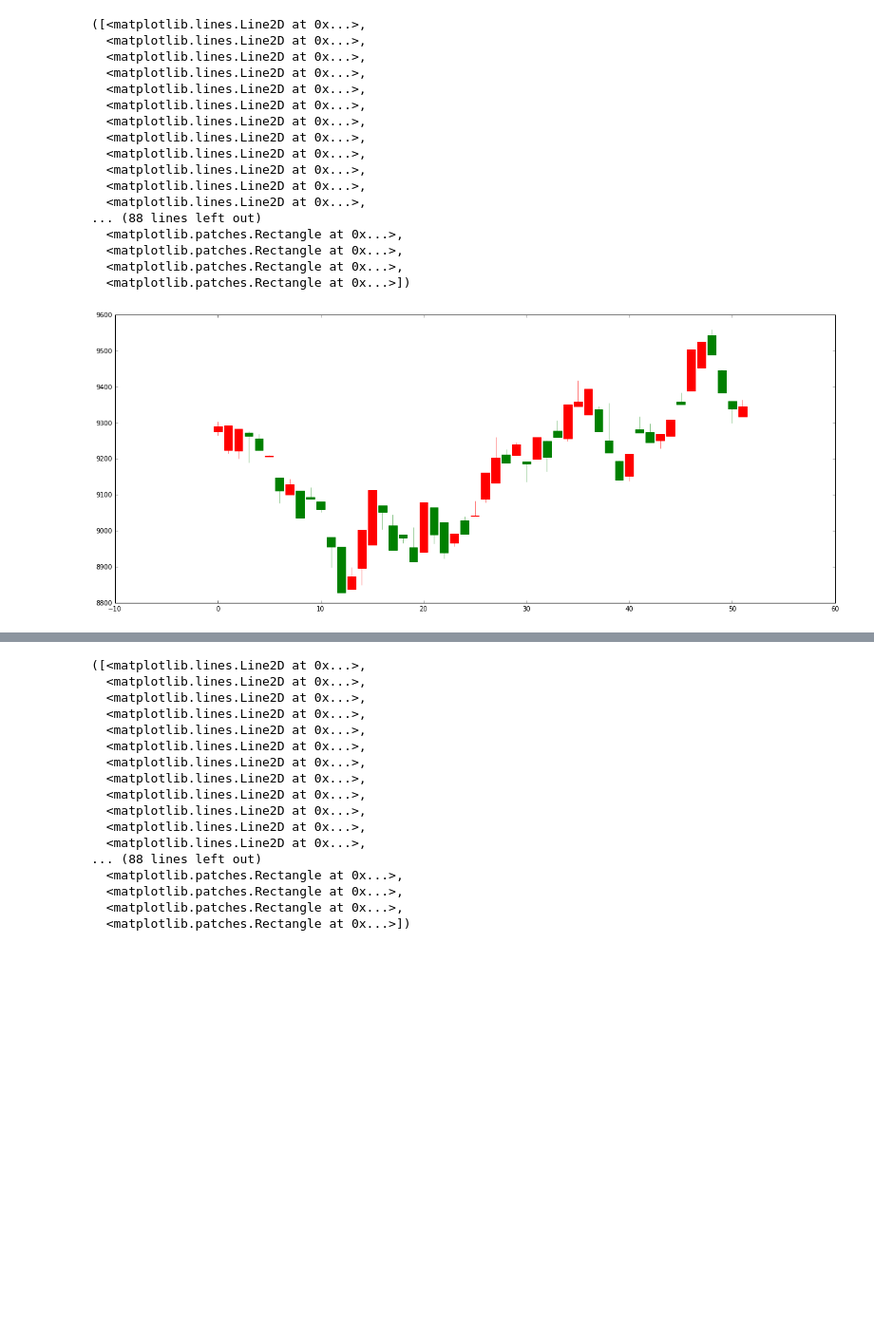
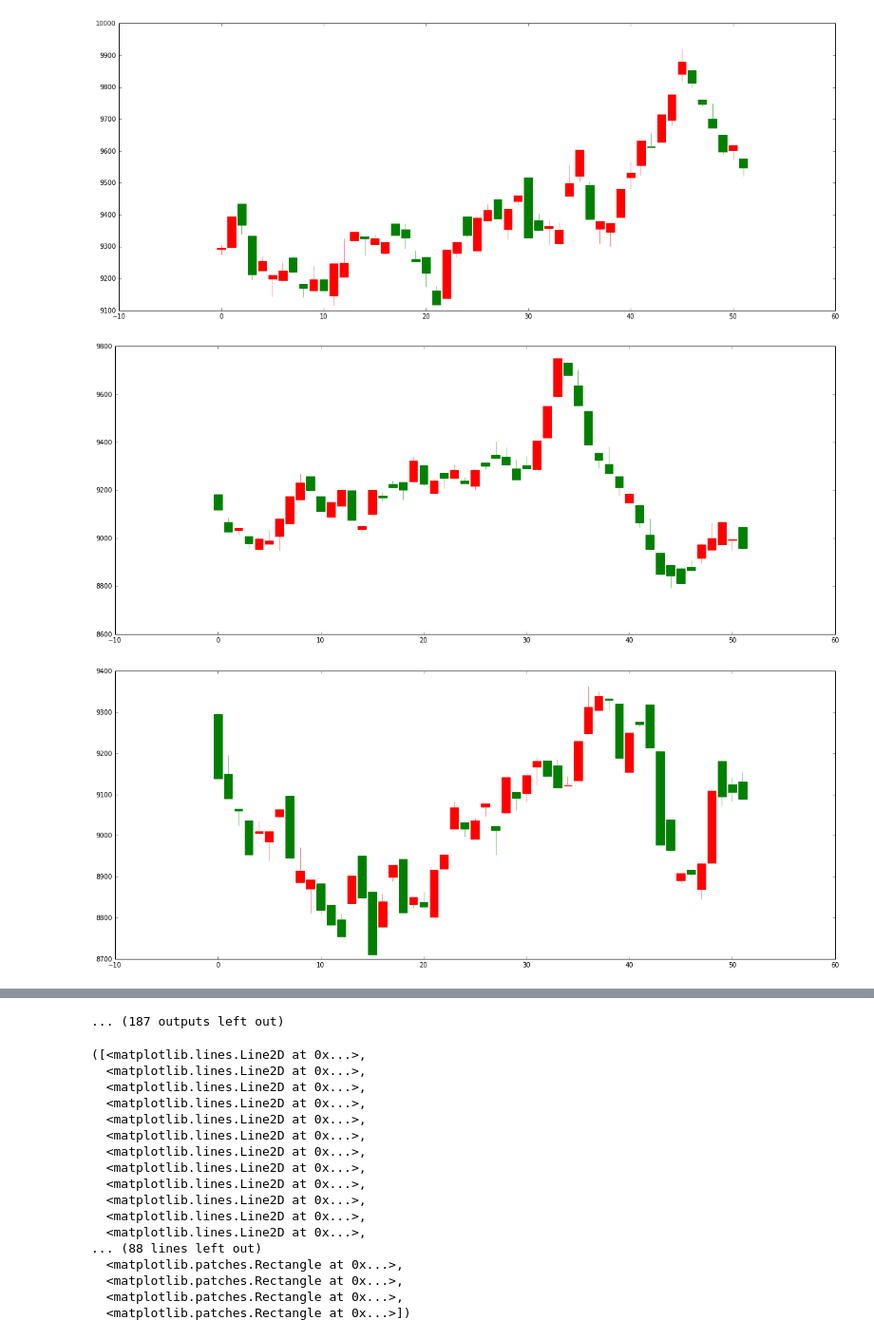
Before and after one commit to iblis17/bs_simulate, a Jupyter notebook: bs.ipynb, the cells around one changed output, grey strips where cells are left out. Shown at 95% size. Saved outputs shown, nothing was run; the diff lists cells and outputs as text; code cells hidden in the pictures; blank space fills up the shorter version.

```diff
--- a/bs.ipynb
+++ b/bs.ipynb
@@ -8,8 +8,8 @@ import matplotlib.pyplot as pyplot
 from matplotlib.finance import candlestick_ohlc
 from datetime import date
 # %%
-def bs_model(S, T, v, sigma=1, r=0.02):
-    return S * math.exp((r - 0.5 * v**2) * T + v * (T ** 0.5) * gauss(0, sigma))
+def bs_model(S, T, v, mu=0, sigma=1, r=0.02):
+    return S * math.exp((r - 0.5 * v**2) * T + v * (T ** 0.5) * gauss(mu, sigma))
 # %%
 with open('./txf_201409_201410.raw') as f:
     data_rel = [list(map(int, line.strip().split('\t')[1:])) for line in f.readlines()]
@@ -33,6 +33,8 @@ def volatility(data: 'Single Date'):
     return ( ( (d[1:] - d[:-1]) / d[:-1]).std() ) / math.sqrt(1*4 / 252)
 
 
+mu = ((data_rel[-1][-1] - data_rel[0][0]) / np.array(data_rel).std()) / len(data_rel)
+
 def gen_k(data, start_price):
     close = extract_close(data)
     #S = close.mean()
@@ -42,7 +44,7 @@ def gen_k(data, start_price):
 
     ret = np.empty((len(data) * 4,))
     for i in range(len(data) * 4):
-        S = bs_model(S=S, T=T, v=v, r=0.02)
+        S = bs_model(S=S, T=T, v=v, r=0.02, mu=mu)
         ret[i] = round(S)
     return ret
 
@@ -53,37 +55,25 @@ def merge_price(d):
     l = d.min()
     return np.array([o, h, l, c])
 # %%
-sim_k = gen_k(data_rel, data_rel[0][0])
-sim_k = np.array([merge_price(i) for i in sim_k.reshape((sim_k.size // 4, 4))])
+def gen_graph(n):
+    sim_k = gen_k(data_rel, data_rel[0][0])
+    sim_k = np.array([merge_price(i) for i in sim_k.reshape((sim_k.size // 4, 4))])
 
-fig, ax = plt.subplots()
-fig.set_size_inches(20, 8)
-candlestick_ohlc(ax,
-                 np.hstack((np.arange(sim_k.shape[0]).reshape((sim_k.shape[0], 1)), sim_k)),
-                 width=0.8,
-                 colorup='r',
-                 colordown='green')
-candlestick_ohlc(ax,
-                 np.hstack((np.arange(sim_k.shape[0]).reshape((sim_k.shape[0], 1)), sim_k)),
-                 width=0.8,
-                 colorup='r',
-                 colordown='green')
+    fig, ax = plt.subplots()
+    fig.set_size_inches(20, 8)
+    candlestick_ohlc(ax,
+                     np.hstack((np.arange(sim_k.shape[0]).reshape((sim_k.shape[0], 1)), sim_k)),
+                     width=0.8,
+                     colorup='r',
+                     colordown='green')
+
+    filename = 'sim/{}'.format(n)
+    fig.savefig(filename)
+    sim_k.tofile('{}.raw'.format(filename))
-# %% [output]
-([<matplotlib.lines.Line2D at 0x...>,
-  <matplotlib.lines.Line2D at 0x...>,
-  <matplotlib.lines.Line2D at 0x...>,
-  <matplotlib.lines.Line2D at 0x...>,
-  <matplotlib.lines.Line2D at 0x...>,
-  <matplotlib.lines.Line2D at 0x...>,
-  <matplotlib.lines.Line2D at 0x...>,
-  <matplotlib.lines.Line2D at 0x...>,
-  <matplotlib.lines.Line2D at 0x...>,
-  <matplotlib.lines.Line2D at 0x...>,
-  <matplotlib.lines.Line2D at 0x...>,
-  <matplotlib.lines.Line2D at 0x...>,
-... (88 lines left out)
-  <matplotlib.patches.Rectangle at 0x...>,
-  <matplotlib.patches.Rectangle at 0x...>,
-  <matplotlib.patches.Rectangle at 0x...>,
-  <matplotlib.patches.Rectangle at 0x...>])
-[figure, removed]
+# %%
+for n in range(2, 1001):
+    gen_graph(n)
+# %% [output]
+[figure, added]
+[figure, added]
+[figure, added]
@@ -90,3 +89,4 @@ candlestick_ohlc(ax,
+... (187 outputs left out)
 # %%
 d = np.array(data_rel)
 
```
Also changed, not shown: parts of 1 cell of this notebook.
